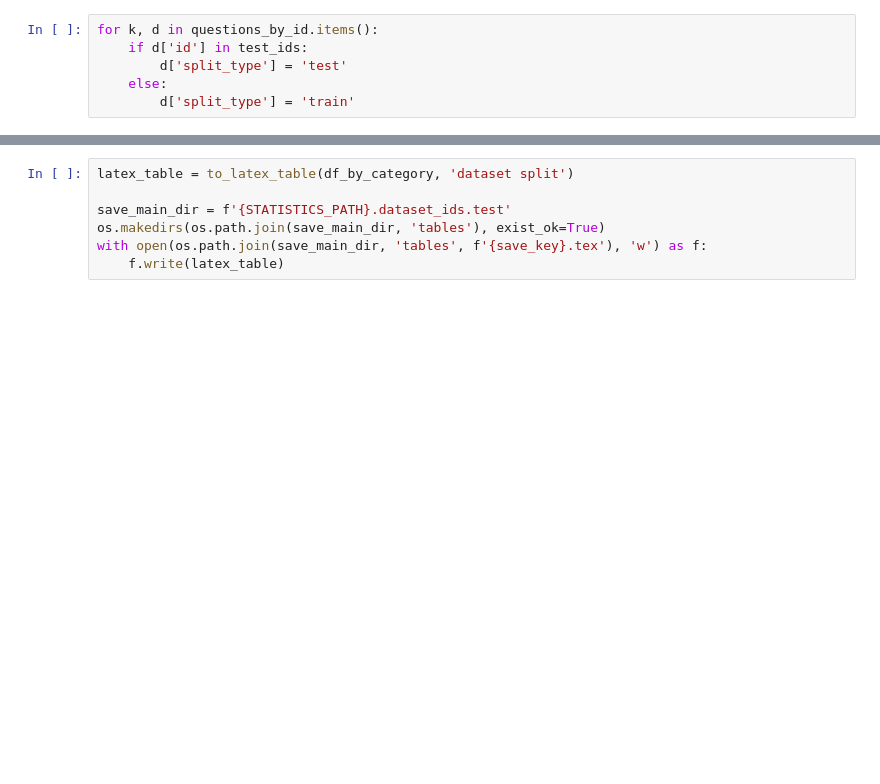
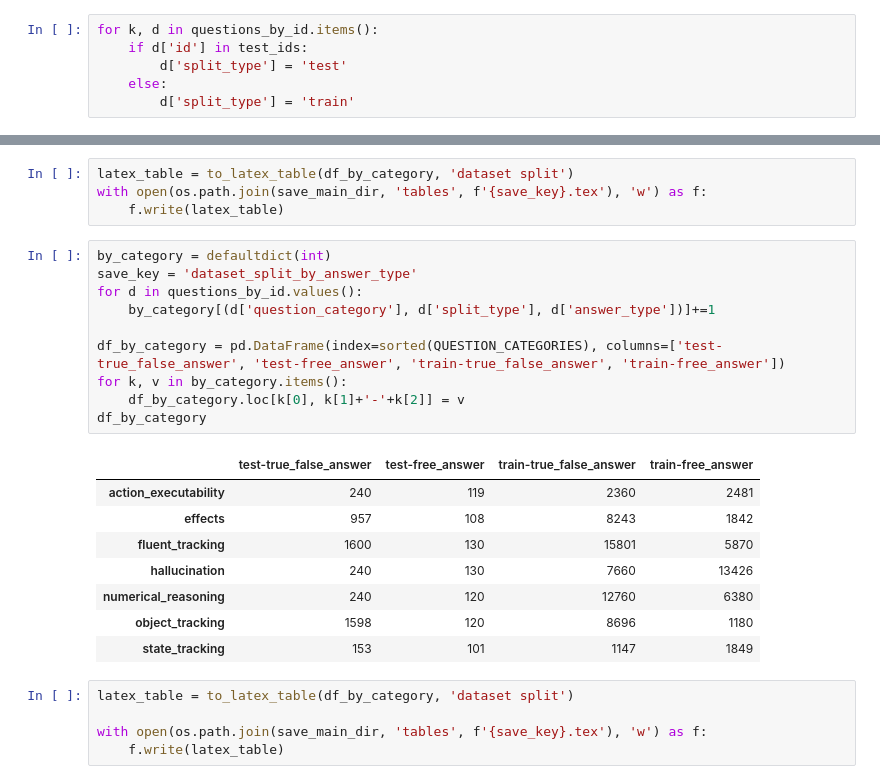
Before and after one commit to izuminka/reasoning_about_actions, a Jupyter notebook: src/analysis/tables/dataset_info.ipynb, the cells around one changed output, grey strips where cells are left out. Drawn from its saved outputs; the diff is of its cells as text; blank space fills up the shorter version.

```diff
--- a/src/analysis/tables/dataset_info.ipynb
+++ b/src/analysis/tables/dataset_info.ipynb
@@ -57,8 +46,29 @@ df_by_category
+# %%
+latex_table = to_latex_table(df_by_category, 'dataset split')
+with open(os.path.join(save_main_dir, 'tables', f'{save_key}.tex'), 'w') as f:
+    f.write(latex_table)
+# %%
+by_category = defaultdict(int)
+save_key = 'dataset_split_by_answer_type'
+for d in questions_by_id.values():
+    by_category[(d['question_category'], d['split_type'], d['answer_type'])]+=1
+
+df_by_category = pd.DataFrame(index=sorted(QUESTION_CATEGORIES), columns=['test-true_false_answer', 'test-free_answer', 'train-true_false_answer', 'train-free_answer'])
+for k, v in by_category.items():
+    df_by_category.loc[k[0], k[1]+'-'+k[2]] = v
+df_by_category
+# %% [output]
+|  | test-true_false_answer | test-free_answer | train-true_false_answer | train-free_answer |
+| action_executability | 240 | 119 | 2360 | 2481 |
+| effects | 957 | 108 | 8243 | 1842 |
+| fluent_tracking | 1600 | 130 | 15801 | 5870 |
+| hallucination | 240 | 130 | 7660 | 13426 |
+| numerical_reasoning | 240 | 120 | 12760 | 6380 |
+| object_tracking | 1598 | 120 | 8696 | 1180 |
+| state_tracking | 153 | 101 | 1147 | 1849 |
 # %%
 latex_table = to_latex_table(df_by_category, 'dataset split')
 
-save_main_dir = f'{STATISTICS_PATH}.dataset_ids.test'
-os.makedirs(os.path.join(save_main_dir, 'tables'), exist_ok=True)
 with open(os.path.join(save_main_dir, 'tables', f'{save_key}.tex'), 'w') as f:
     f.write(latex_table)
 # %%
```
Also changed, not shown: parts of 5 cells of this notebook, 10 other files.
